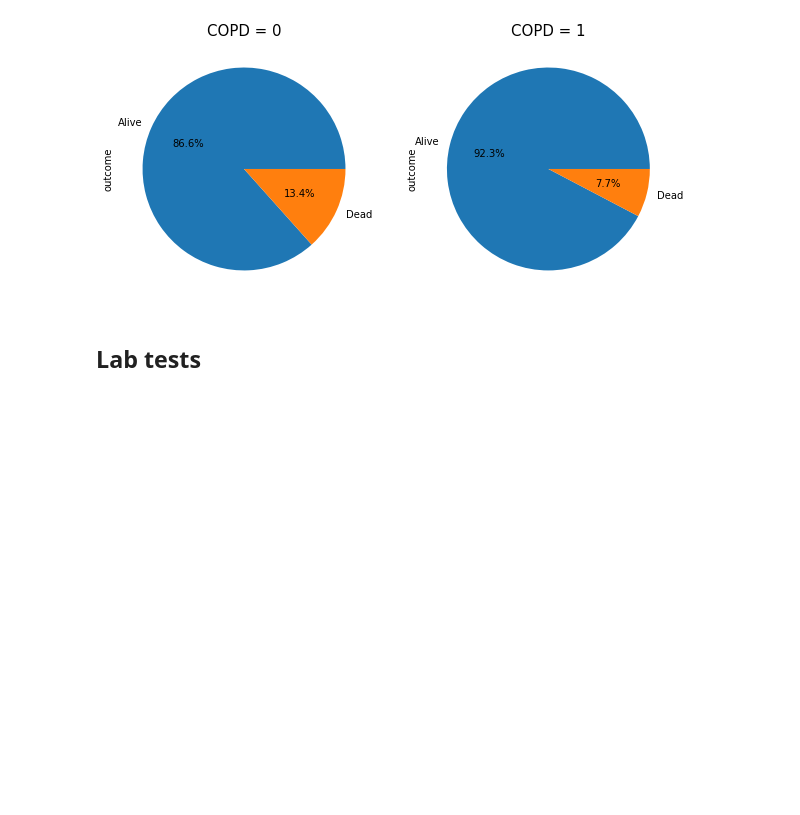
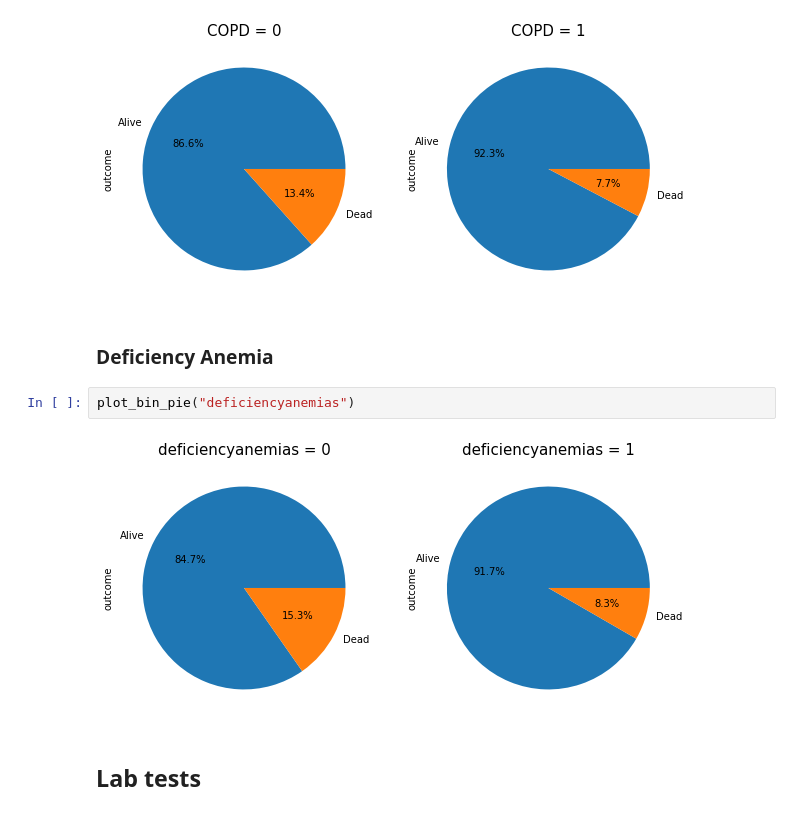
Before and after one commit to yashveersinghsohi/Hospital_Mortality_Prediction, a Jupyter notebook: Hospital_00_Preliminary_EDA.ipynb, the cells around one changed output. Saved outputs shown, nothing was run; the diff lists cells and outputs as text; blank space fills up the shorter version.

```diff
--- a/Hospital_00_Preliminary_EDA.ipynb
+++ b/Hospital_00_Preliminary_EDA.ipynb
@@ -392,6 +394,12 @@ plot_bin_pie("Renal failure")
 plot_bin_pie("COPD")
 # %% [output]
 [figure]
+# %% [markdown]
+### Deficiency Anemia
+# %%
+plot_bin_pie("deficiencyanemias")
+# %% [output]
+[figure, added]
 # %% [markdown]
 ## Lab tests
 # %% [markdown]
```
Also changed, not shown: parts of 101 cells of this notebook.
